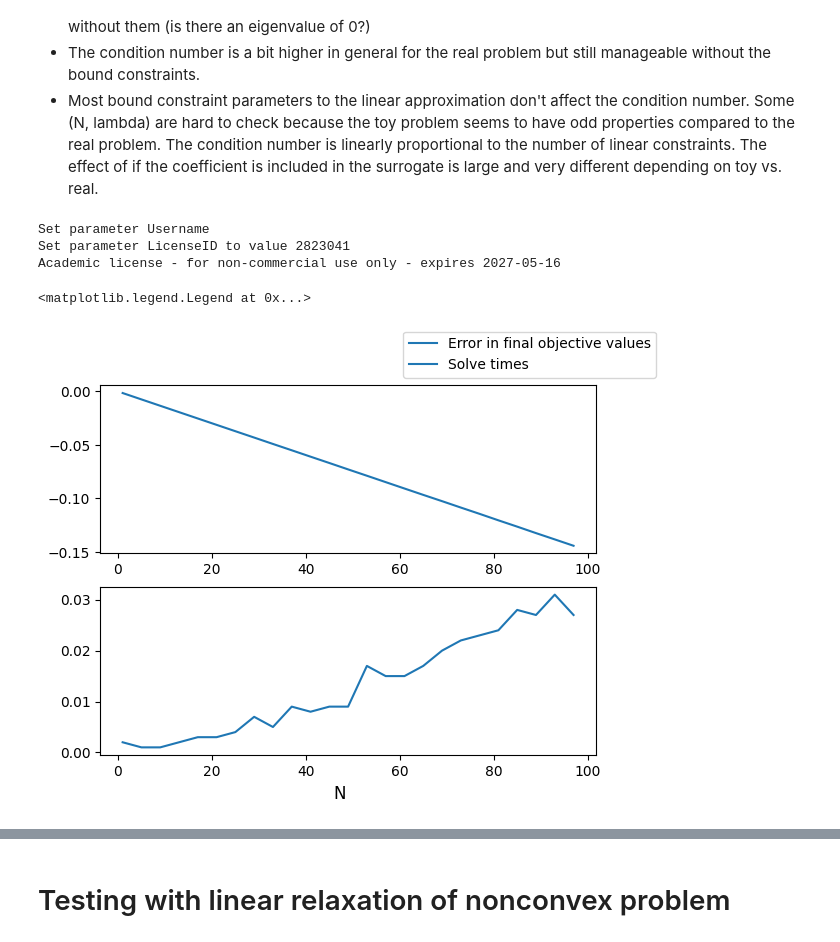
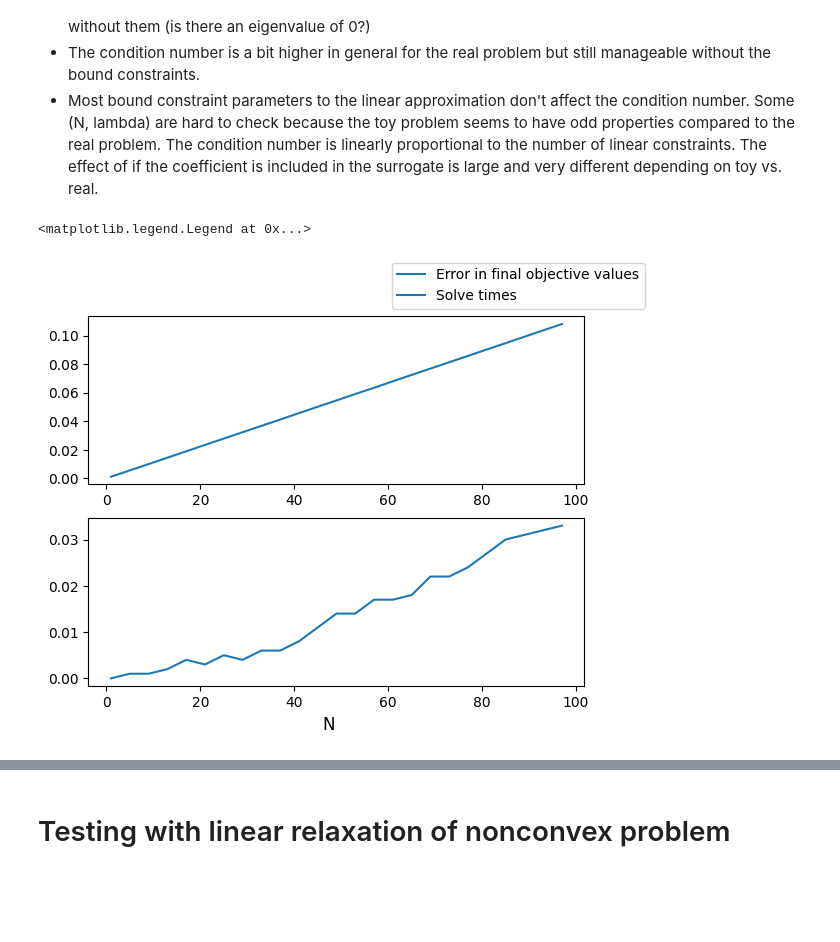
Before and after one commit to micpap25/ENG-QUANT, a Jupyter notebook: experiments/classical_run.ipynb, the cells around one changed output, grey strips where cells are left out. Cells and saved outputs as stored; diff of their text form; code cells hidden in the pictures; blank space fills up the shorter version.

```diff
--- a/experiments/classical_run.ipynb
+++ b/experiments/classical_run.ipynb
@@ -26,7 +29,6 @@ Some conclusions:
 N=20
 
 # Whether the production and flow variables have upper bounds
-X_UPPER_BOUNDS=True
 F_UPPER_BOUNDS=True
 
 # Whether the demand constraint is an equality or inequality
@@ -47,7 +49,7 @@ UP=15.0
 LIN_CONSTRAINTS = 10
 
 # Whether to do an inner or outer approximation
-OUTER_APPROXIMATION = True
+OUTER_APPROXIMATION = False
 
 # Whether the coefficient is part of the surrogate
 COEFFICIENT_SURROGATE = True
@@ -57,35 +59,32 @@ SURROGATE_BOUND_BELOW = True
 SURROGATE_BOUND_ABOVE = True
 
 # Whether to divide by lambda in an inner approximation
-REMOVE_DIVISION = False
+REMOVE_DIVISION = True
 # %%
 errors = []
 times = []
 n_range = range(1, 101, 4)
 # n_range = range(1, 101, 50)
 for n in n_range:
-    toy_problem_to_json(n, X_UPPER_BOUNDS, F_UPPER_BOUNDS, DEMAND_INEQUALITY, GAMMA, LAMBD,
-                        EPS, DELTA, LX, LP, LF, UP)
+    toy_problem_to_json(n, F_UPPER_BOUNDS, DEMAND_INEQUALITY, GAMMA, LAMBD,
+                        EPS, DELTA, LP, LF, UP)
     quadratic_model_lin_approx(LIN_CONSTRAINTS, OUTER_APPROXIMATION, COEFFICIENT_SURROGATE,
                                 SURROGATE_BOUND_BELOW, SURROGATE_BOUND_ABOVE, remove_division=REMOVE_DIVISION)
     # quadratic_lin_approx_no_surrogate(LIN_CONSTRAINTS, OUTER_APPROXIMATION, remove_division=REMOVE_DIVISION)
     val, time = solve_lp()
     quad, q_time = solve_qcp(f_name="toy.json")
     if val is not None:
         errors.append(val - quad)
         times.append(time)
 
 fig, (ax1, ax2) = plt.subplots(2, 1)
 fig.supxlabel("N")
 ax1.plot(n_range, errors, label="Error in final objective values")
 ax2.plot(n_range, times, label="Solve times")
 fig.legend()
 # %% [output]
-Set parameter Username
-Set parameter LicenseID to value 2823041
-Academic license - for non-commercial use only - expires 2027-05-16
+<matplotlib.legend.Legend at 0x...>
-<matplotlib.legend.Legend at 0x...>
-[figure, old version]
+[figure, new version]
 # %%
 errors = []
 times = []
```
Also changed, not shown: parts of 8 cells of this notebook, 6 other files.
